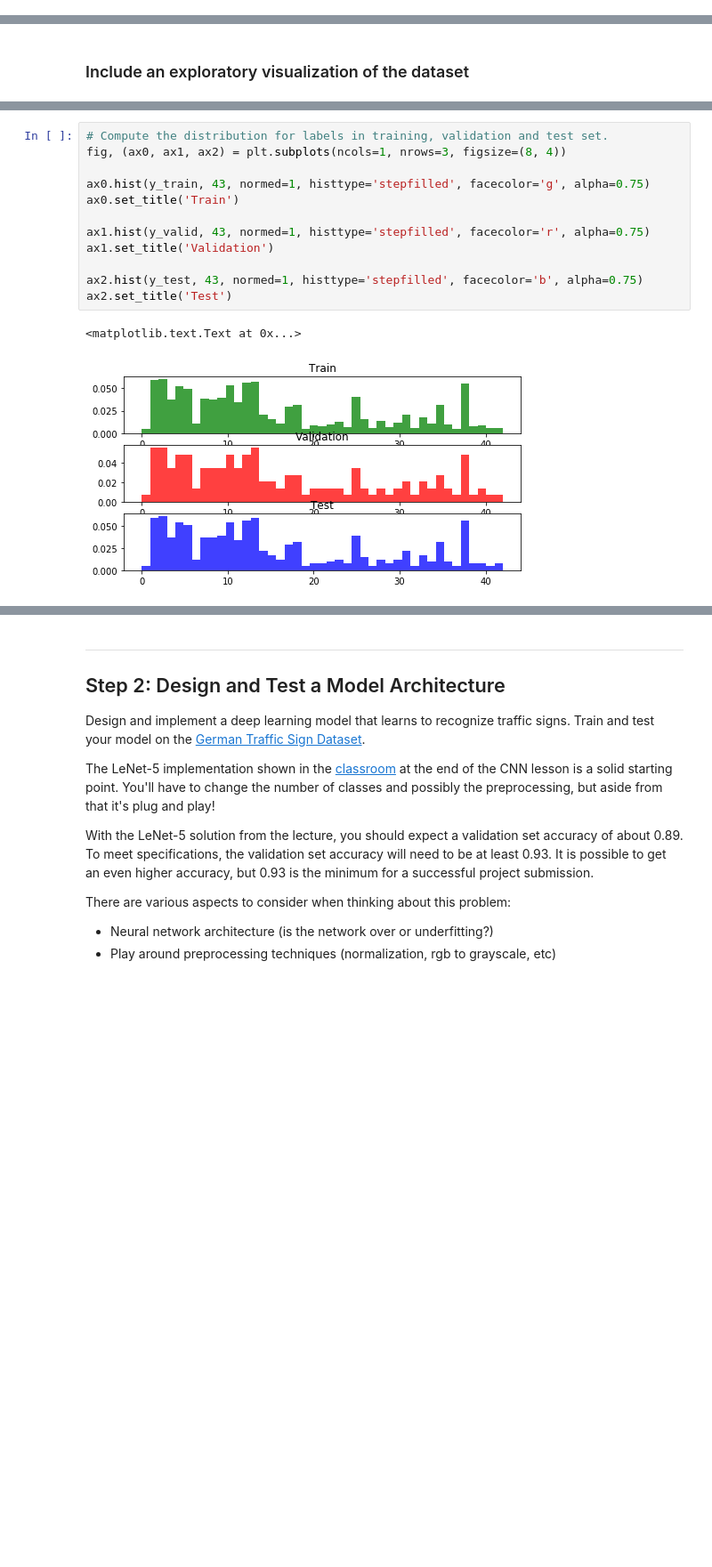
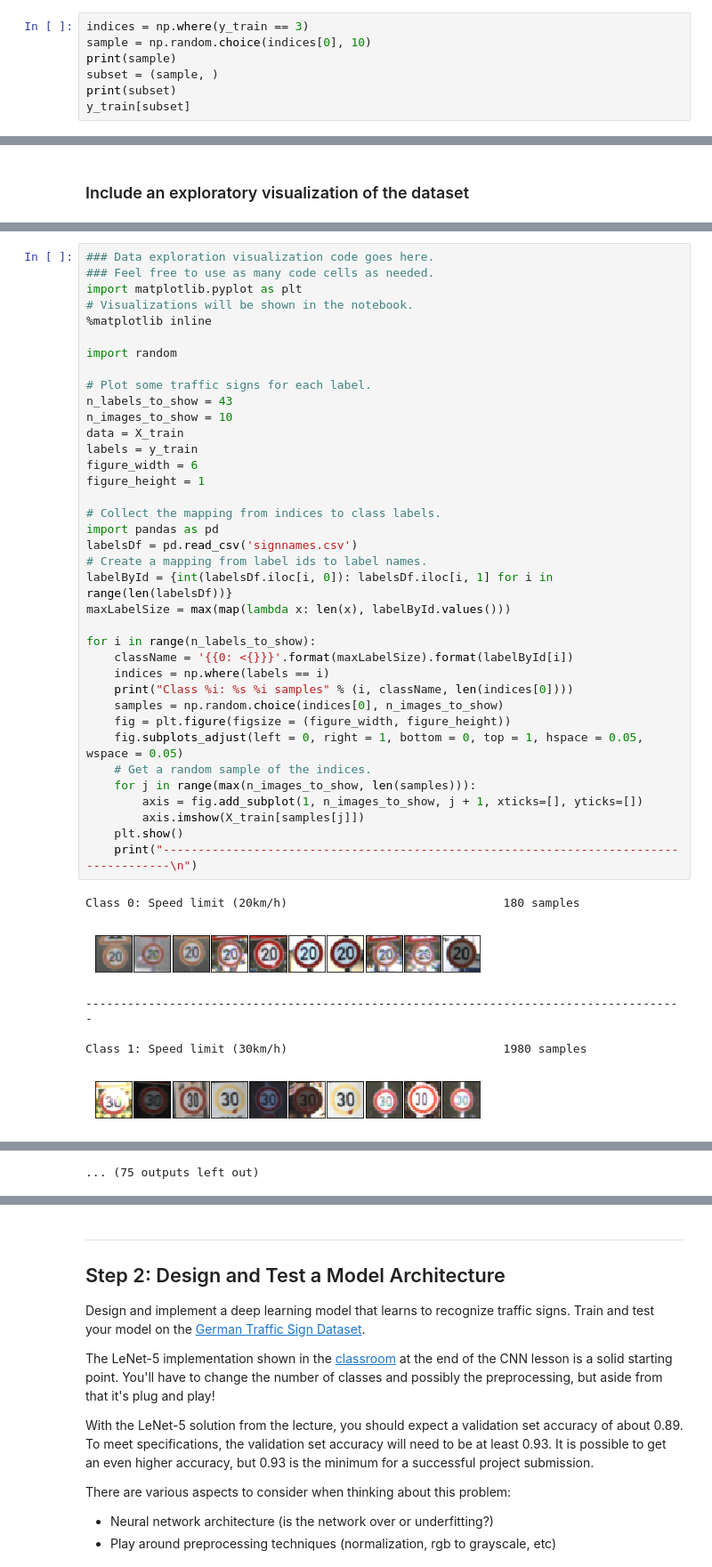
Before and after one commit to japinder007/CarND-Traffic-Sign-Classifier-Project, a Jupyter notebook: Traffic_Sign_Classifier.ipynb, the cells around one changed output, grey strips where cells are left out. Shown at 89% size. Cells and saved outputs as stored; diff of their text form; blank space fills up the shorter version.

```diff
--- a/Traffic_Sign_Classifier.ipynb
+++ b/Traffic_Sign_Classifier.ipynb
@@ -89,3 +89,10 @@ Visualize the German Traffic Signs Dataset using the pickled file(s). This is op
 The [Matplotlib](http://matplotlib.org/) [examples](http://matplotlib.org/examples/index.html) and [gallery](http://matplotlib.org/gallery.html) pages are a great resource for doing visualizations in Python.
 
 **NOTE:** It's recommended you start with something simple first. If you wish to do more, come back to it after you've completed the rest of the sections. It can be interesting to look at the distribution of classes in the training, validation and test set. Is the distribution the same? Are there more examples of some classes than others?
+# %%
+indices = np.where(y_train == 3)
+sample = np.random.choice(indices[0], 10)
+print(sample)
+subset = (sample, )
+print(subset)
+y_train[subset]
@@ -118,15 +105,44 @@ plt.tight_layout()
-# %%
-# Compute the distribution for labels in training, validation and test set.
-fig, (ax0, ax1, ax2) = plt.subplots(ncols=1, nrows=3, figsize=(8, 4))
-
-ax0.hist(y_train, 43, normed=1, histtype='stepfilled', facecolor='g', alpha=0.75)
-ax0.set_title('Train')
-
-ax1.hist(y_valid, 43, normed=1, histtype='stepfilled', facecolor='r', alpha=0.75)
-ax1.set_title('Validation')
-
-ax2.hist(y_test, 43, normed=1, histtype='stepfilled', facecolor='b', alpha=0.75)
-ax2.set_title('Test')
-# %% [output]
-<matplotlib.text.Text at 0x...>
-[figure, removed]
+# %%
+### Data exploration visualization code goes here.
+### Feel free to use as many code cells as needed.
+import matplotlib.pyplot as plt
+# Visualizations will be shown in the notebook.
+%matplotlib inline
+
+import random
+
+# Plot some traffic signs for each label.
+n_labels_to_show = 43
+n_images_to_show = 10
+data = X_train
+labels = y_train
+figure_width = 6
+figure_height = 1
+
+# Collect the mapping from indices to class labels.
+import pandas as pd
+labelsDf = pd.read_csv('signnames.csv')
+# Create a mapping from label ids to label names.
+labelById = {int(labelsDf.iloc[i, 0]): labelsDf.iloc[i, 1] for i in range(len(labelsDf))}
+maxLabelSize = max(map(lambda x: len(x), labelById.values()))
+
+for i in range(n_labels_to_show):
+    className = '{{0: <{}}}'.format(maxLabelSize).format(labelById[i])
+    indices = np.where(labels == i)
+    print("Class %i: %s %i samples" % (i, className, len(indices[0])))
+    samples = np.random.choice(indices[0], n_images_to_show)
+    fig = plt.figure(figsize = (figure_width, figure_height))
+    fig.subplots_adjust(left = 0, right = 1, bottom = 0, top = 1, hspace = 0.05, wspace = 0.05)
+    # Get a random sample of the indices.
+    for j in range(max(n_images_to_show, len(samples))):
+        axis = fig.add_subplot(1, n_images_to_show, j + 1, xticks=[], yticks=[])
+        axis.imshow(X_train[samples[j]])
+    plt.show()
+    print("--------------------------------------------------------------------------------------\n")
+# %% [output]
+Class 0: Speed limit (20km/h)                               180 samples
+[figure, added]
+--------------------------------------------------------------------------------------
+
+Class 1: Speed limit (30km/h)                               1980 samples
+[figure, added]
@@ -132,0 +165 @@ ax2.set_title('Test')
+... (75 outputs left out)
```
Also changed, not shown: parts of 16 cells of this notebook.
